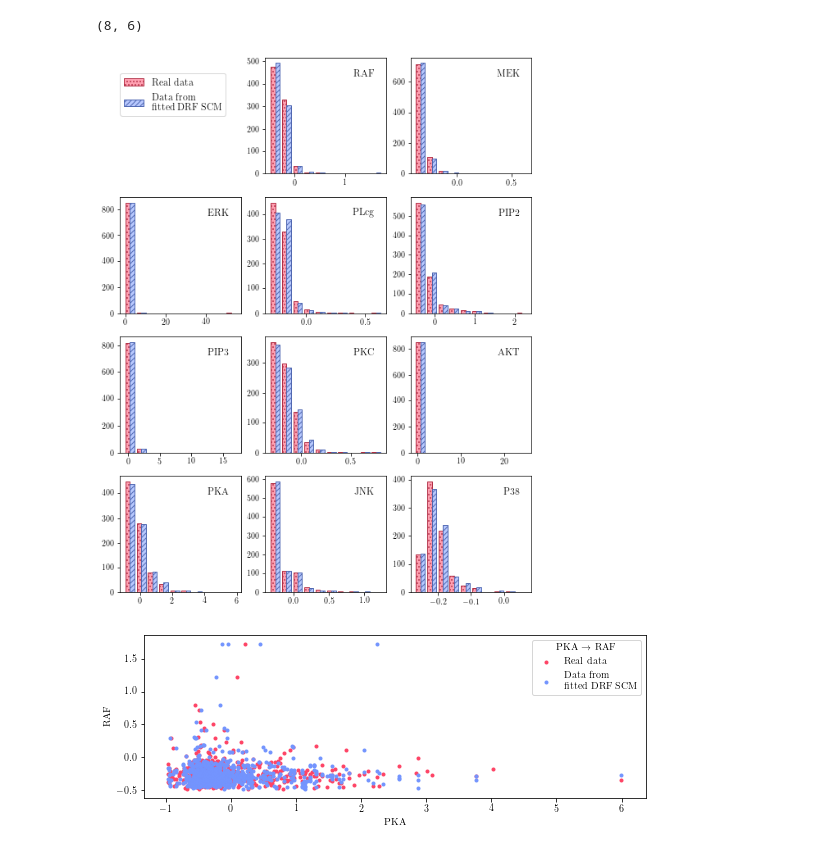
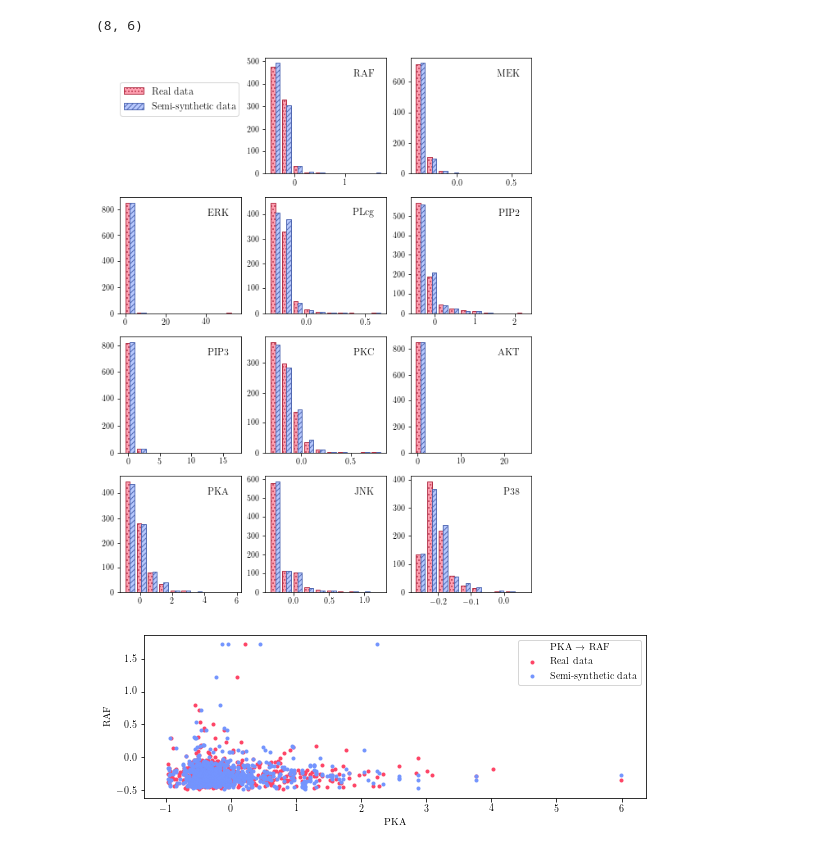
Before and after one commit to juangamella/gnies-paper, a Jupyter notebook: figures_sachs_experiments.ipynb, the cells around one changed output. Drawn from its saved outputs; the diff is of its cells as text; code cells hidden in the pictures.

Commit message:
New figure with pairwise conditionals

```diff
--- a/figures_sachs_experiments.ipynb
+++ b/figures_sachs_experiments.ipynb
@@ -528,12 +528,12 @@ node2idx['PKA'], node2idx['PKC']
 # %% [output]
 (8, 6)
 # %%
-labels = ['Real data', 'Data from\nfitted DRF SCM']
+labels = ['Real data', 'Semi-synthetic data']
 plt.figure(figsize=(9,12))
 gs = plot_marginals([real_data[0], drf_data[0]], labels=labels, colors=colorsa[[0,4]], edgecolors=colorsb[[0,4]], hatches=['...', '////'])
 plt.savefig("figures/real_vs_drf_marginals.pdf", bbox_inches='tight',transform=ax.transAxes)
 # %% [output]
-[figure, old version]
+[figure, new version]
 # %%
 k = 0
 node2idx = dict((n,i) for i,n in enumerate(sachs.node_names))
@@ -553,4 +553,4 @@ ax.set_ylabel(y_node)
 ax.legend(title="%s $\\to$ %s" % (x_node, y_node))
 plt.savefig("figures/%s_vs_%s.pdf" % (x_node, y_node),bbox_inches='tight')
 # %% [output]
-[figure, old version]
+[figure, new version]
```
Also changed, not shown: parts of 2 cells of this notebook.
